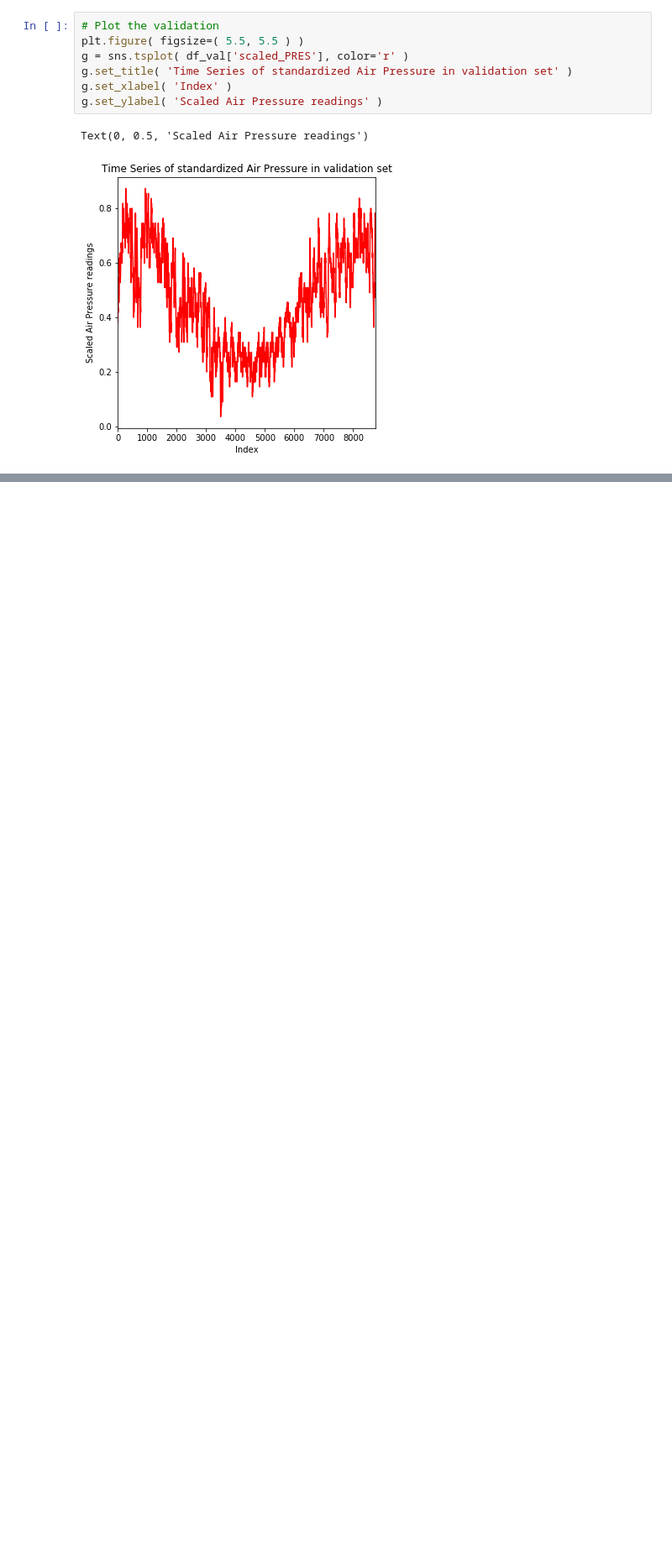
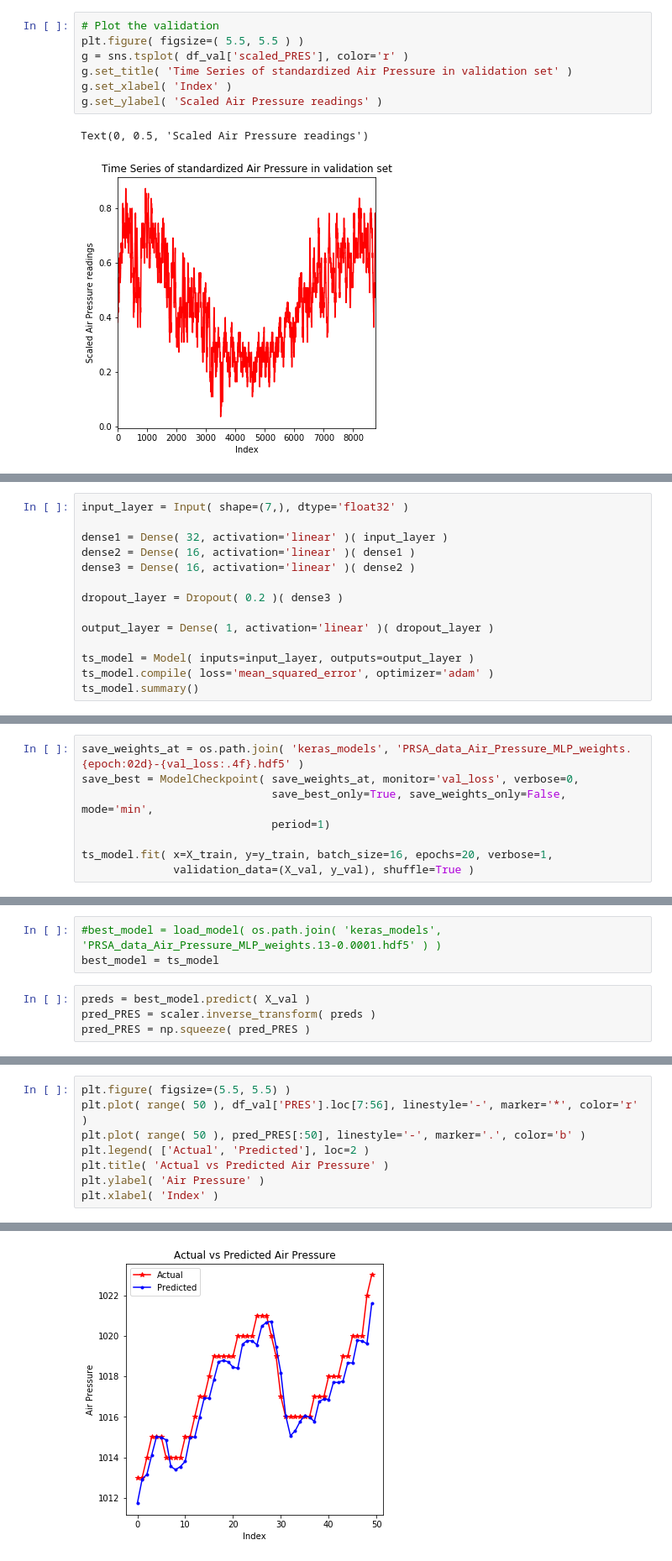
Before and after one commit to Meigarom/TimeSeries-Academy, a Jupyter notebook: book-practical-timeSeries-analysis/book_codes.ipynb, the cells around one changed output, grey strips where cells are left out. Shown at 84% size. Cells and saved outputs as stored; diff of their text form; blank space fills up the shorter version.

Commit message:
finished rnn models

```diff
--- a/book-practical-timeSeries-analysis/book_codes.ipynb
+++ b/book-practical-timeSeries-analysis/book_codes.ipynb
@@ -686,0 +731,14 @@ def makeXy( ts, nb_timesteps ):
+# %%
+input_layer = Input( shape=(7,), dtype='float32' )
+
+dense1 = Dense( 32, activation='linear' )( input_layer )
+dense2 = Dense( 16, activation='linear' )( dense1 )
+dense3 = Dense( 16, activation='linear' )( dense2 )
+
+dropout_layer = Dropout( 0.2 )( dense3 )
+
+output_layer = Dense( 1, activation='linear' )( dropout_layer )
+
+ts_model = Model( inputs=input_layer, outputs=output_layer )
+ts_model.compile( loss='mean_squared_error', optimizer='adam' )
+ts_model.summary()
@@ -686,0 +766,8 @@ def makeXy( ts, nb_timesteps ):
+# %%
+save_weights_at = os.path.join( 'keras_models', 'PRSA_data_Air_Pressure_MLP_weights.{epoch:02d}-{val_loss:.4f}.hdf5' )
+save_best = ModelCheckpoint( save_weights_at, monitor='val_loss', verbose=0,
+                             save_best_only=True, save_weights_only=False, mode='min',
+                             period=1)
+
+ts_model.fit( x=X_train, y=y_train, batch_size=16, epochs=20, verbose=1,
+              validation_data=(X_val, y_val), shuffle=True )
@@ -686,0 +793,7 @@ def makeXy( ts, nb_timesteps ):
+# %%
+#best_model = load_model( os.path.join( 'keras_models', 'PRSA_data_Air_Pressure_MLP_weights.13-0.0001.hdf5' ) )
+best_model = ts_model
+# %%
+preds = best_model.predict( X_val )
+pred_PRES = scaler.inverse_transform( preds )
+pred_PRES = np.squeeze( pred_PRES )
@@ -686,0 +807,9 @@ def makeXy( ts, nb_timesteps ):
+# %%
+plt.figure( figsize=(5.5, 5.5) )
+plt.plot( range( 50 ), df_val['PRES'].loc[7:56], linestyle='-', marker='*', color='r' )
+plt.plot( range( 50 ), pred_PRES[:50], linestyle='-', marker='.', color='b' )
+plt.legend( ['Actual', 'Predicted'], loc=2 )
+plt.title( 'Actual vs Predicted Air Pressure' )
+plt.ylabel( 'Air Pressure' )
+plt.xlabel( 'Index' )
+# %% [output]
@@ -686,0 +817 @@ def makeXy( ts, nb_timesteps ):
+[figure, added]
```
Also changed, not shown: parts of 66 cells of this notebook.
